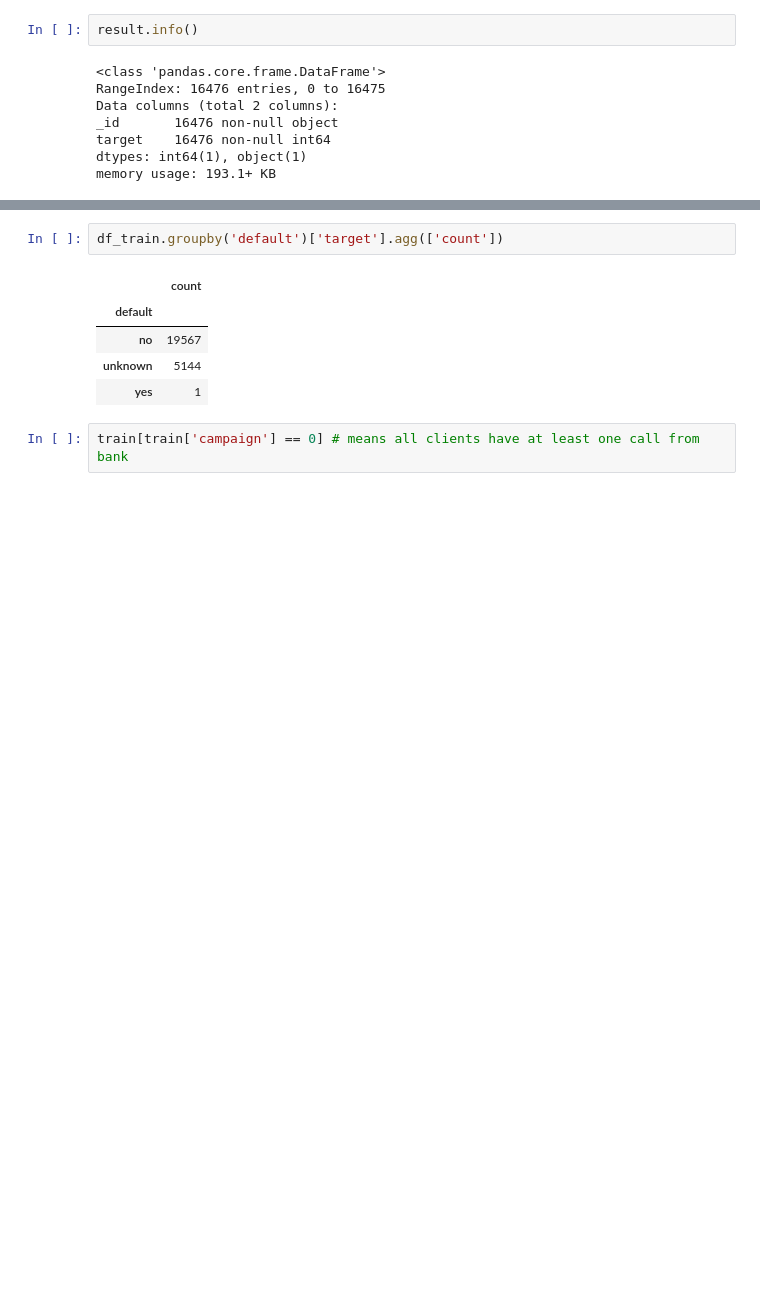
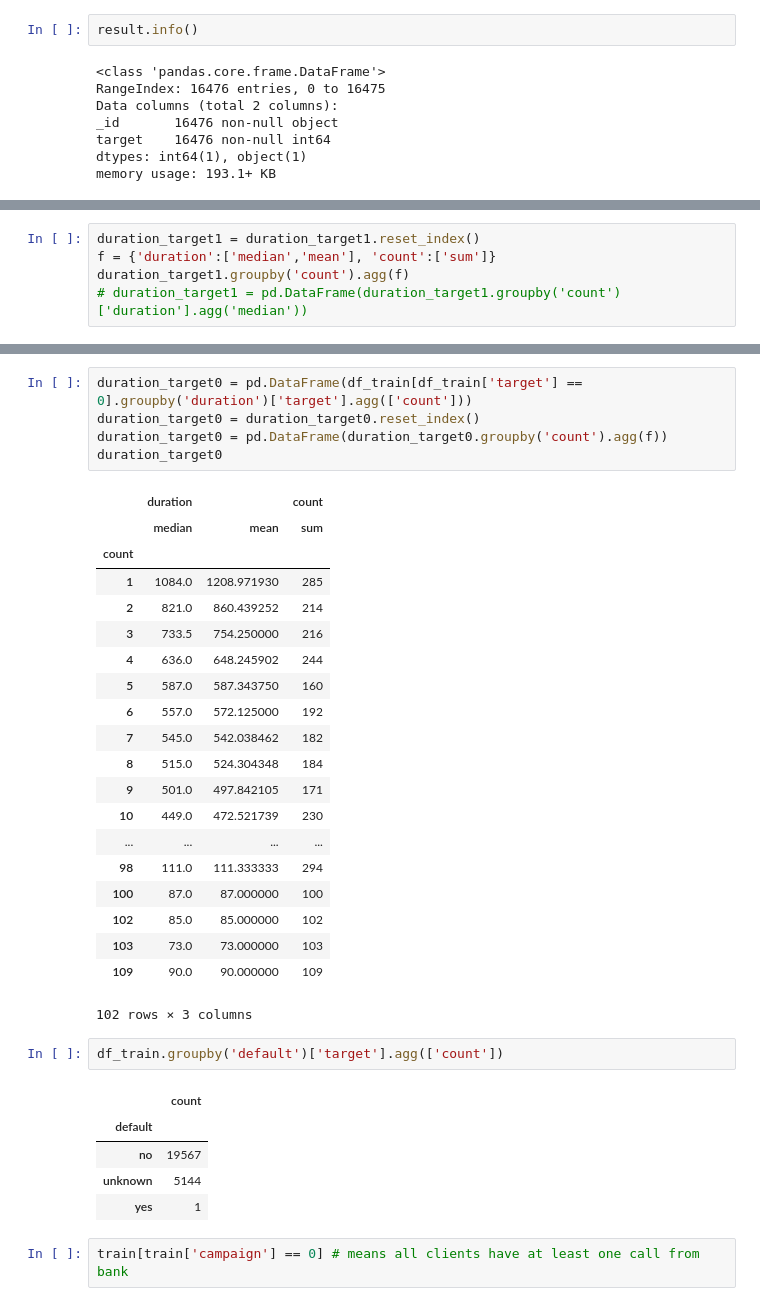
Before and after one commit to ekaterinaKuznetsova/sfml, a Jupyter notebook: hw_03/Classification_predict.ipynb, the cells around one changed output, grey strips where cells are left out. Saved outputs shown, nothing was run; the diff lists cells and outputs as text; blank space fills up the shorter version.

```diff
--- a/hw_03/Classification_predict.ipynb
+++ b/hw_03/Classification_predict.ipynb
@@ -93,0 +175,5 @@ df_train[df_train['target'] == 1].groupby('default')['target'].agg(['count'])
+# %%
+duration_target1 = duration_target1.reset_index()
+f = {'duration':['median','mean'], 'count':['sum']}
+duration_target1.groupby('count').agg(f)
+# duration_target1 = pd.DataFrame(duration_target1.groupby('count')['duration'].agg('median'))
@@ -94,3 +194,29 @@ df_train[df_train['target'] == 1].groupby('default')['target'].agg(['count'])
+# %%
+duration_target0 = pd.DataFrame(df_train[df_train['target'] == 0].groupby('duration')['target'].agg(['count']))
+duration_target0 = duration_target0.reset_index()
+duration_target0 = pd.DataFrame(duration_target0.groupby('count').agg(f))
+duration_target0
+# %% [output]
+|  | duration |  | count |
+|  | median | mean | sum |
+| count |  |  |  |
+| 1 | 1084.0 | 1208.971930 | 285 |
+| 2 | 821.0 | 860.439252 | 214 |
+| 3 | 733.5 | 754.250000 | 216 |
+| 4 | 636.0 | 648.245902 | 244 |
+| 5 | 587.0 | 587.343750 | 160 |
+| 6 | 557.0 | 572.125000 | 192 |
+| 7 | 545.0 | 542.038462 | 182 |
+| 8 | 515.0 | 524.304348 | 184 |
+| 9 | 501.0 | 497.842105 | 171 |
+| 10 | 449.0 | 472.521739 | 230 |
+| ... | ... | ... | ... |
+| 98 | 111.0 | 111.333333 | 294 |
+| 100 | 87.0 | 87.000000 | 100 |
+| 102 | 85.0 | 85.000000 | 102 |
+| 103 | 73.0 | 73.000000 | 103 |
+| 109 | 90.0 | 90.000000 | 109 |
+102 rows × 3 columns
 # %%
 df_train.groupby('default')['target'].agg(['count'])
 # %% [output]
```
Also changed, not shown: parts of 12 cells of this notebook.
